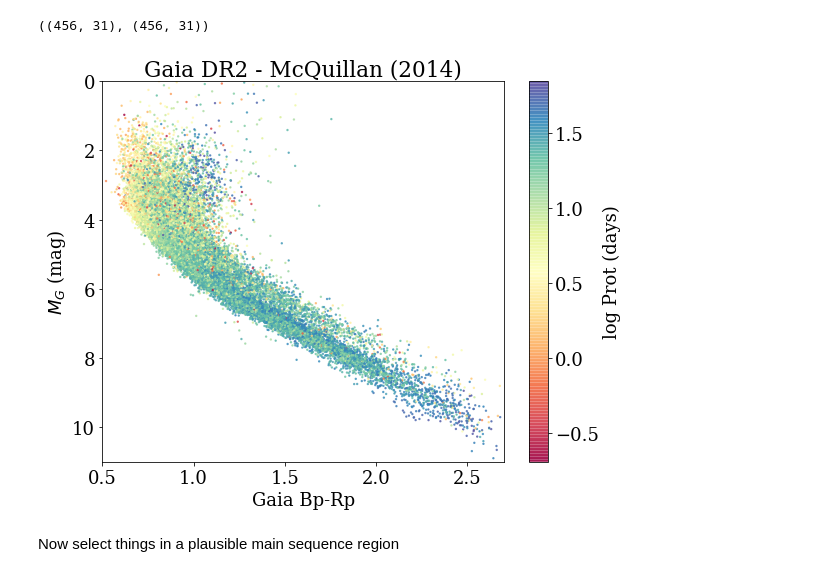
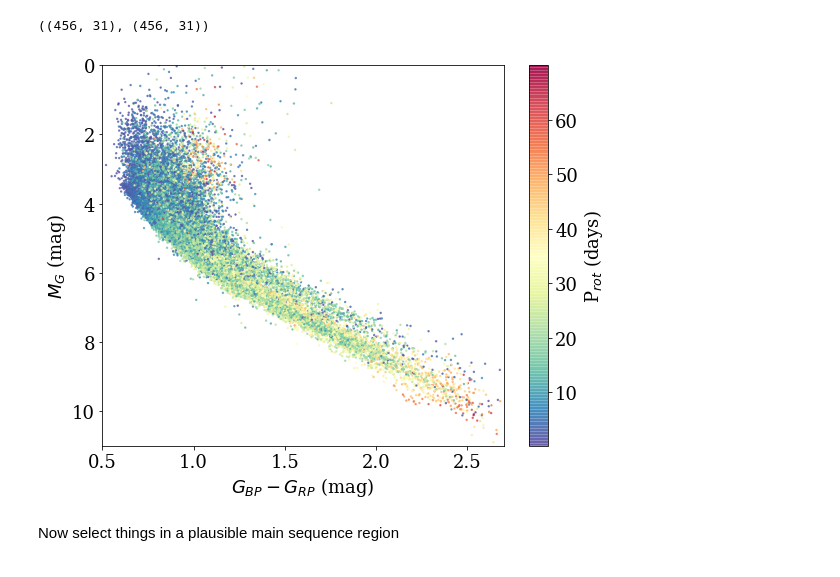
Before and after one commit to jradavenport/gaia2_kep_rot, a Jupyter notebook: explore.ipynb, the cells around one changed output. Drawn from its saved outputs; the diff is of its cells as text; code cells hidden in the pictures.

```diff
--- a/explore.ipynb
+++ b/explore.ipynb
@@ -9,6 +9,8 @@ from astropy.table import Table
 
 matplotlib.rcParams.update({'font.size':18})
 matplotlib.rcParams.update({'font.family':'serif'})
+
+ftype = '.png'
 # %% [markdown]
 ## Sample
 Megan Bedell made an awesome cross-match available, which was online by the time I woke up on West Coast!
@@ -108,29 +110,29 @@ print(np.shape(iso), np.shape(iso2))
 ((456, 31), (456, 31))
 # %%
 plt.figure(figsize=(9,7))
-cm = plt.cm.get_cmap('Spectral')
+cm = plt.cm.get_cmap('Spectral_r')
 
 plt.scatter(df[u'bp_rp'].values[ok],
             df[u'phot_g_mean_mag'].values[ok] + 5. * np.log10(df[u'parallax'].values[ok]/1000.)  + 5,
-            c=np.log10(df[u'Prot'].values[ok]), alpha=0.7, s=2, cmap=cm)
+            c=(df[u'Prot'].values[ok]), alpha=0.7, s=2, cmap=cm)
 
-plt.plot(iso['G_BPmag'].values[iok] - iso['G_RPmag'].values[iok], iso['Gmag'].values[iok], c='k', lw=2, alpha=0.25)
-plt.plot(iso['G_BPmag'].values[iok] - iso['G_RPmag'].values[iok], iso['Gmag'].values[iok] - 0.7, c='k', lw=2, alpha=0.25)
-plt.plot(iso['G_BPmag'].values[iok] - iso['G_RPmag'].values[iok], iso['Gmag'].values[iok] - 1.3, c='k', lw=2, alpha=0.25)
+# plt.plot(iso['G_BPmag'].values[iok] - iso['G_RPmag'].values[iok], iso['Gmag'].values[iok], c='k', lw=2, alpha=0.5)
+# plt.plot(iso['G_BPmag'].values[iok] - iso['G_RPmag'].values[iok], iso['Gmag'].values[iok] - 0.7, c='k', lw=2, alpha=0.25)
+# plt.plot(iso['G_BPmag'].values[iok] - iso['G_RPmag'].values[iok], iso['Gmag'].values[iok] - 1.3, c='k', lw=2, alpha=0.25)
 
 plt.ylim(11,0)
 plt.xlim(.5,2.7)
-plt.xlabel('Gaia Bp-Rp')
+plt.xlabel('$G_{BP} - G_{RP}$ (mag)')
 plt.ylabel('$M_G$ (mag)')
-plt.title('Gaia DR2 - McQuillan (2014)')
+# plt.title('Gaia DR2 - McQuillan (2014)')
 # plt.text(4000, 1, 'N=894', fontsize=12)
 
 cb = plt.colorbar()
-cb.set_label('log Prot (days)')
+cb.set_label('P$_{rot}$ (days)')
 
-# plt.savefig('cmd.png', dpi=300, bbox_inches='tight', pad_inches=0.25)
+plt.savefig('cmd'+ftype, dpi=300, bbox_inches='tight', pad_inches=0.25)
 # %% [output]
-[figure, old version]
+[figure, new version]
 # %% [markdown]
 Now select things in a plausible main sequence region
 # %%
```
Also changed, not shown: parts of 27 cells of this notebook, 1 other file.
